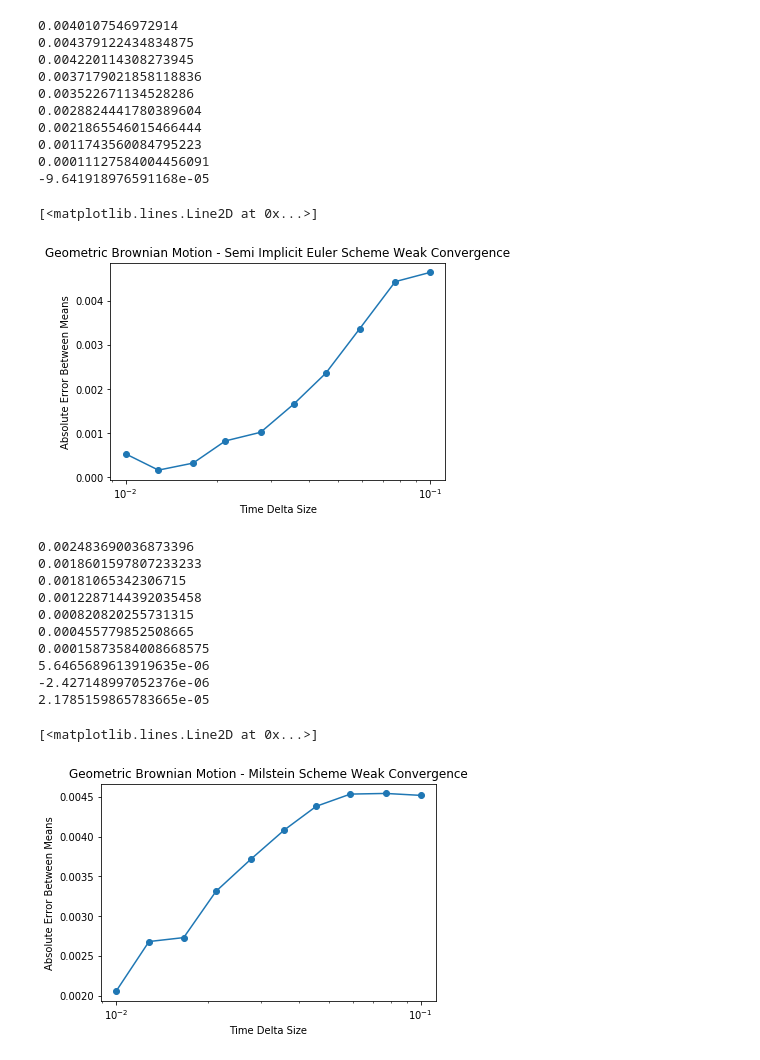
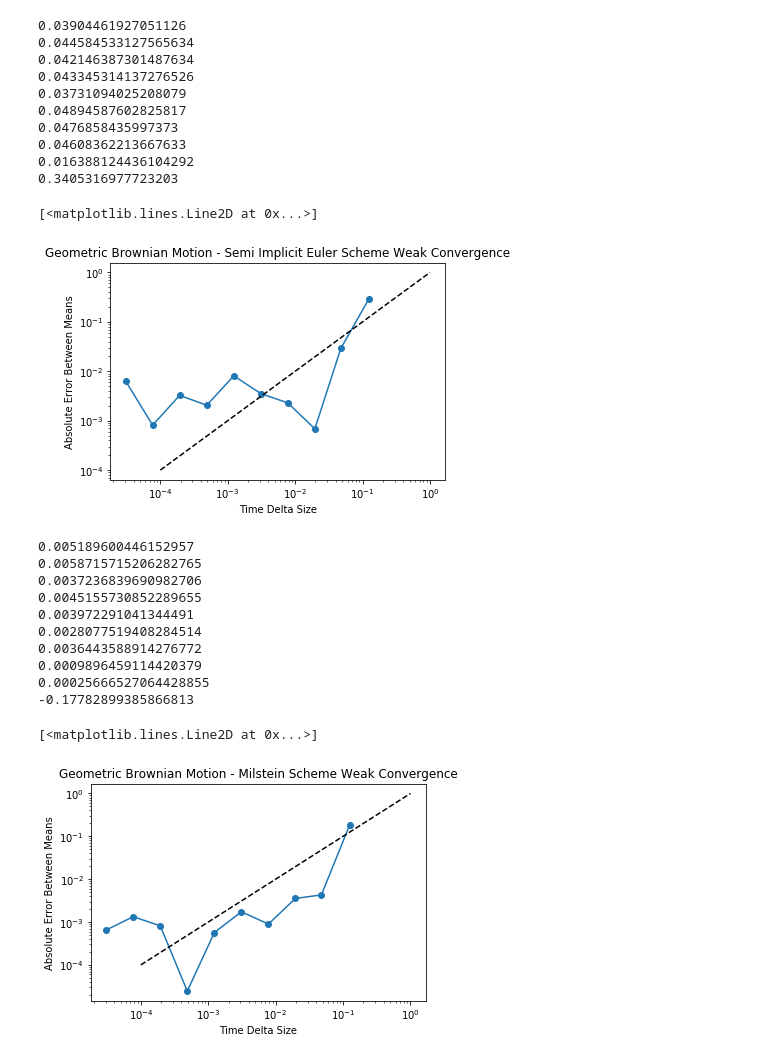
Before and after one commit to hervature/ORFE, a Jupyter notebook: APC 523/project/generate_graphs.ipynb, the cells around one changed output. Cells and saved outputs as stored; diff of their text form; code cells hidden in the pictures.

```diff
--- a/APC 523/project/generate_graphs.ipynb
+++ b/APC 523/project/generate_graphs.ipynb
@@ -81,7 +81,7 @@ theoretical_params = (sigma*np.sqrt(T), 0, x_0*np.exp((mu-sigma**2/2)*T))
 
 strong_errors = []
 weak_errors = []
-t_points = np.logspace(1,2,10)
+t_points = np.logspace(3,15,10,base=2)
 t_points = t_points[::-1]
 t_points = np.ceil(t_points)
 
@@ -110,5 +110,7 @@ plt.title("Geometric Brownian Motion - Euler Scheme Weak Convergence")
 plt.xlabel("Time Delta Size")
 plt.ylabel("Absolute Error Between Means")
 plt.xscale("log")
+plt.yscale("log")
 plt.plot(delta_t, weak_errors, "-o")
+plt.plot([10e-5,10e-1], [10e-5,10e-1], "k--")
 # %% [output]
@@ -129,14 +131,14 @@ plt.plot(delta_t, weak_errors, "-o")
 
 mu = -10
 sigma = 1
-x_0 = 100
+x_0 = 1000
 T = 1 # final time point
 n = 100 # number of sample path
 theoretical_params = (sigma*np.sqrt(T), 0, x_0*np.exp((mu-sigma**2/2)*T))
 
 strong_errors = []
 weak_errors = []
-t_points = np.logspace(1,2,10)
+t_points = np.logspace(3,15,10,base=2)
 t_points = t_points[::-1]
 t_points = np.ceil(t_points)
 
@@ -144,44 +146,46 @@ def A(x, t):
     return mu*x
 
 def B(x, t):
     return sigma*x
 
 def Acorr(x, t):
     return -sigma**2 * x/2
 
 for t in t_points:
     tspan = np.linspace(0, T, t)
     x_t = np.zeros((len(tspan), n))
 
     for i in range(n):
         x_t[:, i] = SdeInt().SemiEuler(A, B, x_0, tspan, Acorr=Acorr, Ito=True)
 
     x_T = x_t[-1,:]
     params = lognorm.fit(x_T)
     print(lognorm.mean(*params))
 
     weak_errors.append(abs(lognorm.mean(*theoretical_params)-lognorm.mean(*params)))
 
 delta_t = [(T-0)/d for d in t_points]
 plt.figure()
 plt.title("Geometric Brownian Motion - Semi Implicit Euler Scheme Weak Convergence")
 plt.xlabel("Time Delta Size")
 plt.ylabel("Absolute Error Between Means")
 plt.xscale("log")
+plt.yscale("log")
 plt.plot(delta_t, weak_errors, "-o")
+plt.plot([10e-5,10e-1], [10e-5,10e-1], "k--")
 # %% [output]
-0.0040107546972914
-0.004379122434834875
-0.004220114308273945
-0.0037179021858118836
-0.003522671134528286
-0.0028824441780389604
-0.0021865546015466444
-0.0011743560084795223
-0.00011127584004456091
--9.641918976591168e-05
+0.03904461927051126
+0.044584533127565634
+0.042146387301487634
+0.043345314137276526
+0.03731094025208079
+0.04894587602825817
+0.0476858435997373
+0.04608362213667633
+0.016388124436104292
+0.3405316977723203
 [<matplotlib.lines.Line2D at 0x...>]
-[figure, old version]
+[figure, new version]
 # %%
 # get plot of errors - GBM Milstein Scheme
 
@@ -194,7 +198,7 @@ theoretical_params = (sigma*np.sqrt(T), 0, x_0*np.exp((mu-sigma**2/2)*T))
 
 strong_errors = []
 weak_errors = []
-t_points = np.logspace(1,2,10)
+t_points = np.logspace(3,15,10,base=2)
 t_points = t_points[::-1]
 t_points = np.ceil(t_points)
 
@@ -226,20 +230,22 @@ plt.title("Geometric Brownian Motion - Milstein Scheme Weak Convergence")
 plt.xlabel("Time Delta Size")
 plt.ylabel("Absolute Error Between Means")
 plt.xscale("log")
+plt.yscale("log")
 plt.plot(delta_t, weak_errors, "-o")
+plt.plot([10e-5,10e-1], [10e-5,10e-1], "k--")
 # %% [output]
-0.002483690036873396
-0.0018601597807233233
-0.00181065342306715
-0.0012287144392035458
-0.000820820255731315
-0.000455779852508665
-0.00015873584008668575
-5.6465689613919635e-06
--2.427148997052376e-06
-2.1785159865783665e-05
+0.005189600446152957
+0.0058715715206282765
+0.0037236839690982706
+0.0045155730852289655
+0.003972291041344491
+0.0028077519408284514
+0.0036443588914276772
+0.0009896459114420379
+0.00025666527064428855
+-0.17782899385866813
 [<matplotlib.lines.Line2D at 0x...>]
-[figure, old version]
+[figure, new version]
 # %%
 # Ornstein-Uhlenbeck Example
 # X_0 = 0
```
Also changed, not shown: parts of 10 cells of this notebook, 22 other files.
